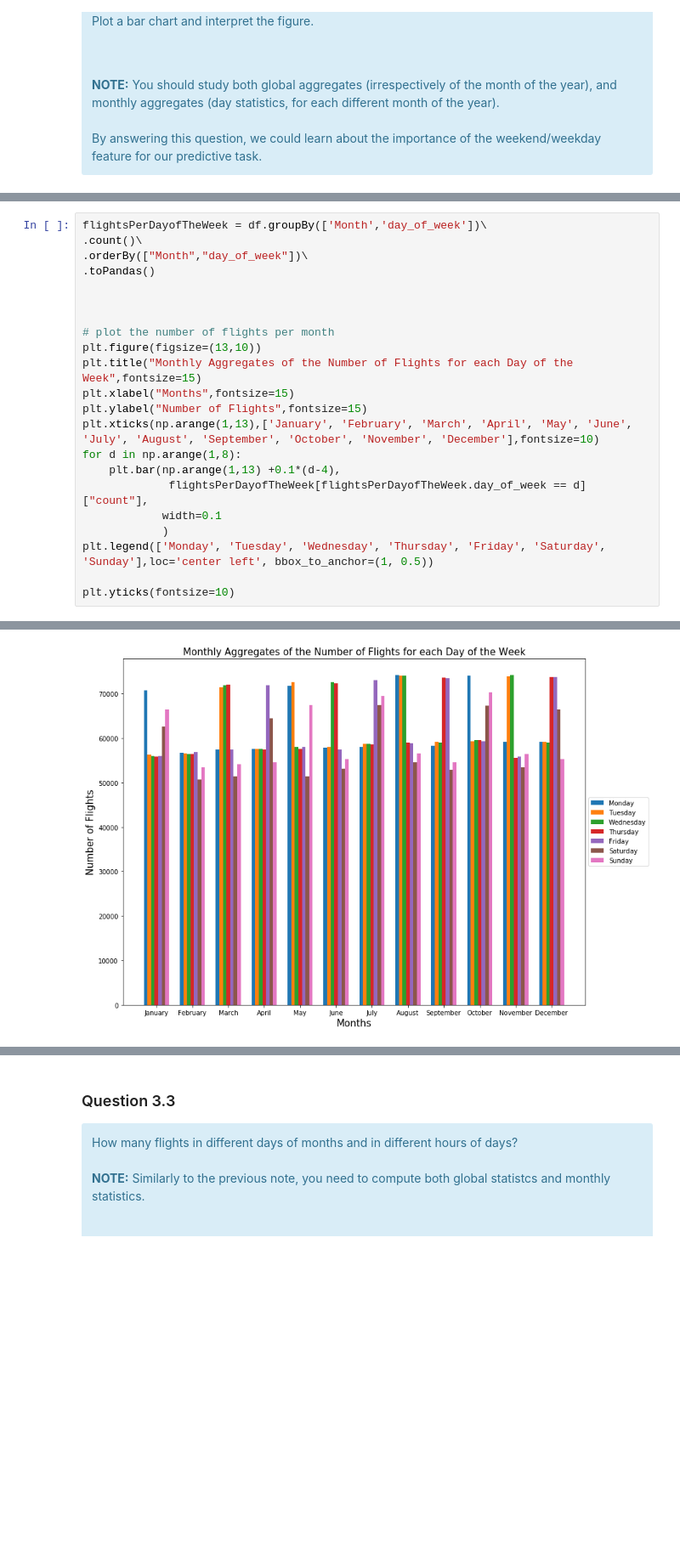
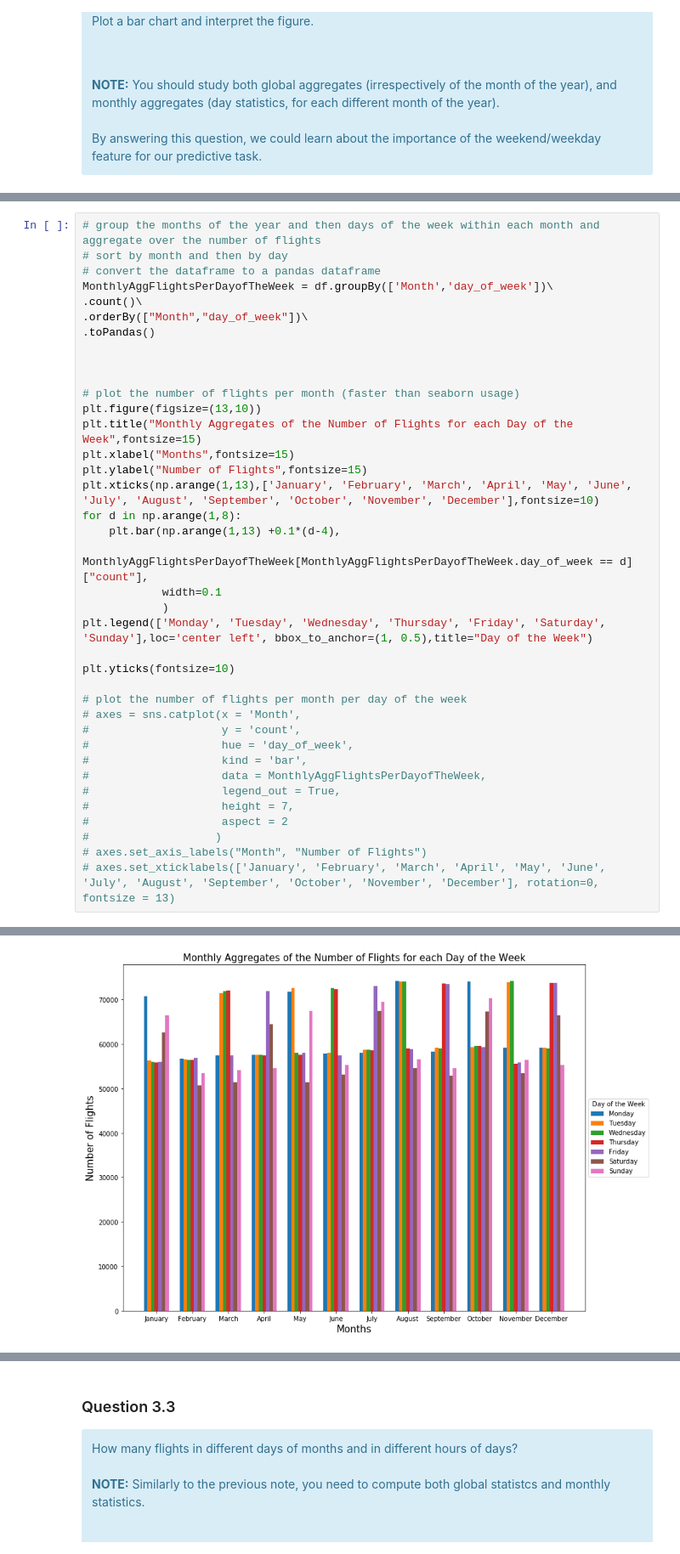
Before and after one commit to kandakji/SparkSQL-Analysis-Aviation-Data, a Jupyter notebook: SPARSQL.ipynb, the cells around one changed output, grey strips where cells are left out. Shown at 85% size. Cells and saved outputs as stored; diff of their text form; blank space fills up the shorter version.

```diff
--- a/SPARSQL.ipynb
+++ b/SPARSQL.ipynb
@@ -539,29 +535,45 @@ for index, element in enumerate(flightsPerDayofTheWeek["count"]):
 # %%
-flightsPerDayofTheWeek = df.groupBy(['Month','day_of_week'])\
+# group the months of the year and then days of the week within each month and aggregate over the number of flights
+# sort by month and then by day
+# convert the dataframe to a pandas dataframe
+MonthlyAggFlightsPerDayofTheWeek = df.groupBy(['Month','day_of_week'])\
 .count()\
 .orderBy(["Month","day_of_week"])\
 .toPandas()
 
 
 
-# plot the number of flights per month
+# plot the number of flights per month (faster than seaborn usage)
 plt.figure(figsize=(13,10))
 plt.title("Monthly Aggregates of the Number of Flights for each Day of the Week",fontsize=15)
 plt.xlabel("Months",fontsize=15)
 plt.ylabel("Number of Flights",fontsize=15)
 plt.xticks(np.arange(1,13),['January', 'February', 'March', 'April', 'May', 'June', 'July', 'August', 'September', 'October', 'November', 'December'],fontsize=10)
 for d in np.arange(1,8):
     plt.bar(np.arange(1,13) +0.1*(d-4),
-             flightsPerDayofTheWeek[flightsPerDayofTheWeek.day_of_week == d]["count"],
+             MonthlyAggFlightsPerDayofTheWeek[MonthlyAggFlightsPerDayofTheWeek.day_of_week == d]["count"],
             width=0.1
             )
-plt.legend(['Monday', 'Tuesday', 'Wednesday', 'Thursday', 'Friday', 'Saturday', 'Sunday'],loc='center left', bbox_to_anchor=(1, 0.5))
+plt.legend(['Monday', 'Tuesday', 'Wednesday', 'Thursday', 'Friday', 'Saturday', 'Sunday'],loc='center left', bbox_to_anchor=(1, 0.5),title="Day of the Week")
 
 plt.yticks(fontsize=10)
+
+# plot the number of flights per month per day of the week
+# axes = sns.catplot(x = 'Month',
+#                    y = 'count',
+#                    hue = 'day_of_week',
+#                    kind = 'bar',
+#                    data = MonthlyAggFlightsPerDayofTheWeek,
+#                    legend_out = True,
+#                    height = 7,
+#                    aspect = 2
+#                   )
+# axes.set_axis_labels("Month", "Number of Flights")
+# axes.set_xticklabels(['January', 'February', 'March', 'April', 'May', 'June', 'July', 'August', 'September', 'October', 'November', 'December'], rotation=0, fontsize = 13)
 # %% [output]
 (array([     0.,  10000.,  20000.,  30000.,  40000.,  50000.,  60000.,
          70000.,  80000.]), <a list of 9 Text yticklabel objects>)
-[figure, old version]
+[figure, new version]
 # %%
 from mpl_toolkits.mplot3d import Axes3D
 
```
Also changed, not shown: parts of 18 cells of this notebook.
